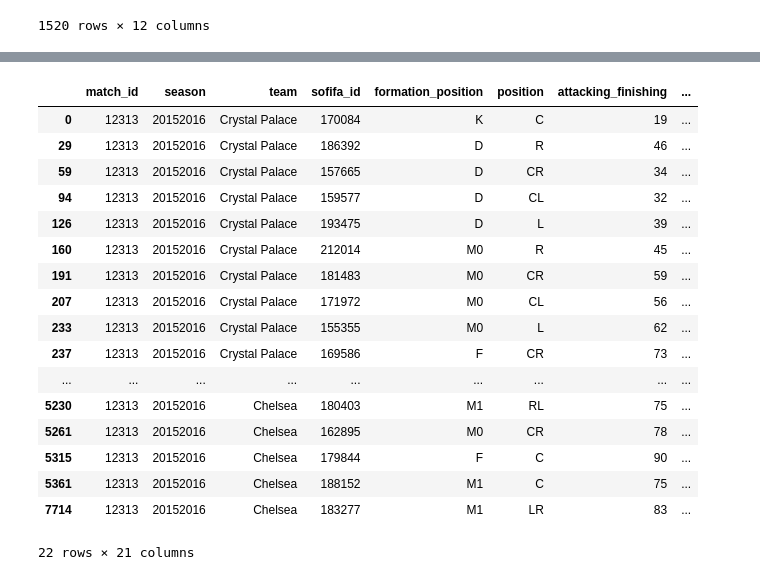
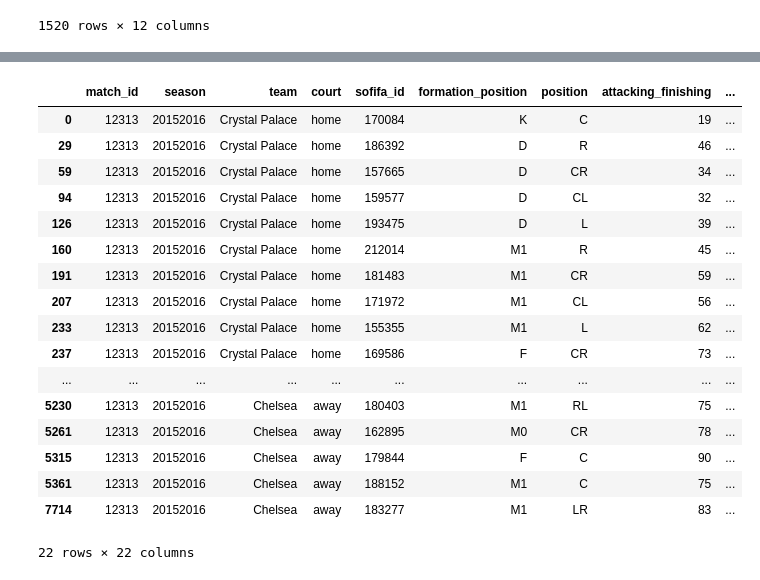
Before and after one commit to c0j0s/CS4211-Project, a Jupyter notebook: main.ipynb, the cells around one changed output, grey strips where cells are left out. Drawn from its saved outputs; the diff is of its cells as text; code cells hidden in the pictures.

Commit message:
Generate team position grids

```diff
--- a/main.ipynb
+++ b/main.ipynb
@@ -102,10 +102,10 @@ df_matches
 | 1519 | 22616 | 20172018 | 4-3-3 | Crystal Palace | 0 | 1 | Tottenham Hotspur | 4-2-3-1 | ... |
 1520 rows × 12 columns
 # %%
-# preprocess team formation, team with shorter formation length will be stretched defensively for home and offensively for away
+# preprocess team formation, team with shorter formation length will be stretched defensively for away and offensively for home
 # eg: away: 4-4-2, home: 4-1-2-1-2
 # match position grid =>                    [D, M0, M1, M2, F], based on wider home team formation
-# away player will be mapped offensively to [D,         M2, F]
+# away player will be mapped offensively to [D, M0,         F]
 # NOTE: how to handle ball passing from D to M0?
 def process_formation(row):
     home_formation     = row['home_formation'].split('-')
@@ -124,12 +124,12 @@ def process_formation(row):
         if away_formation_len > home_formation_len:
             away_formation_position = ','.join([x for x, y in zip(formation_grid, away_formation) for _ in range(int(y))])
             # stretch home defensively
-            expanded_formation = home_formation[:-1] + ['0' * formation_len_diff] + home_formation[-1:]
+            expanded_formation = home_formation[:1] + ['0' * formation_len_diff] + home_formation[1:]
             home_formation_position = ','.join([x for x, y in zip(formation_grid, expanded_formation) for _ in range(int(y))])
         else:
             home_formation_position = ','.join([x for x, y in zip(formation_grid, home_formation) for _ in range(int(y))])
             # stretch away aggressively
-            expanded_formation = away_formation[:1] + ['0' * formation_len_diff] + away_formation[1:]
+            expanded_formation = away_formation[:-1] + ['0' * formation_len_diff] + away_formation[-1:]
             away_formation_position = ','.join([x for x, y in zip(formation_grid, expanded_formation) for _ in range(int(y))])
 
     row['formation_grid'] = formation_grid
@@ -146,12 +146,14 @@ df_matches_processed[df_matches_processed['match_id'] == '12313']
 # %%
 # explode 'home_sequence', 'away_sequence', 'home_xi_sofifa_ids', 'away_xi_sofifa_ids'
 df_matches_exploded = df_matches_processed.copy()
-df_matches_exploded['home_sequence'] = df_matches_exploded['home_sequence'].str.split(',')
-df_matches_exploded['away_sequence'] = df_matches_exploded['away_sequence'].str.split(',')
-df_matches_exploded['home_xi_sofifa_ids'] = df_matches_exploded['home_xi_sofifa_ids'].str.split(',')
-df_matches_exploded['away_xi_sofifa_ids'] = df_matches_exploded['away_xi_sofifa_ids'].str.split(',')
-df_matches_exploded['home_formation_position'] = df_matches_exploded['home_formation_position'].str.split(',')
-df_matches_exploded['away_formation_position'] = df_matches_exploded['away_formation_position'].str.split(',')
+df_matches_exploded['home_sequence']            = df_matches_exploded['home_sequence'].str.split(',')
+df_matches_exploded['away_sequence']            = df_matches_exploded['away_sequence'].str.split(',')
+df_matches_exploded['home_xi_sofifa_ids']       = df_matches_exploded['home_xi_sofifa_ids'].str.split(',')
+df_matches_exploded['away_xi_sofifa_ids']       = df_matches_exploded['away_xi_sofifa_ids'].str.split(',')
+df_matches_exploded['home_formation_position']  = df_matches_exploded['home_formation_position'].str.split(',')
+df_matches_exploded['away_formation_position']  = df_matches_exploded['away_formation_position'].str.split(',')
+df_matches_exploded['home_court']               = 'home'
+df_matches_exploded['away_court']               = 'away'
 
 df_matches_exploded = df_matches_exploded.explode(['home_sequence', 'away_sequence', 'home_xi_sofifa_ids', 'away_xi_sofifa_ids', 'home_formation_position', 'away_formation_position'])
 df_matches_exploded.reset_index(drop=True, inplace=True)
@@ -175,6 +177,7 @@ df_match_ratings = pd.DataFrame()
 df_match_ratings['match_id']            = pd.concat([df_matches_exploded['match_id'],                   df_matches_exploded['match_id']])
 df_match_ratings['season']              = pd.concat([df_matches_exploded['season'],                     df_matches_exploded['season']])
 df_match_ratings['team']                = pd.concat([df_matches_exploded['home_team'],                  df_matches_exploded['away_team']])
+df_match_ratings['court']               = pd.concat([df_matches_exploded['home_court'],                 df_matches_exploded['away_court']])
 df_match_ratings['sofifa_id']           = pd.concat([df_matches_exploded['home_xi_sofifa_ids'],         df_matches_exploded['away_xi_sofifa_ids']])
 df_match_ratings['formation_position']  = pd.concat([df_matches_exploded['home_formation_position'],    df_matches_exploded['away_formation_position']])
 df_match_ratings['position']            = pd.concat([df_matches_exploded['home_sequence'],              df_matches_exploded['away_sequence']])
@@ -204,23 +207,23 @@ df_match_ratings[df_match_ratings['match_id'] == '12313']
 # %%
 # Join match with player ratings by sofifa_id and season
-merged_match_rating = df_match_ratings.merge(df_ratings, on=['sofifa_id', 'season'], how='inner')
-merged_match_rating[merged_match_rating['match_id'] == '12313']
+df_merged_match_rating = df_match_ratings.merge(df_ratings, on=['sofifa_id', 'season'], how='inner')
+df_merged_match_rating[df_merged_match_rating['match_id'] == '12313']
 # %% [output]
-|  | match_id | season | team | sofifa_id | formation_position | position | attacking_finishing | ... |
-| 0 | 12313 | 20152016 | Crystal Palace | 170084 | K | C | 19 | ... |
-| 29 | 12313 | 20152016 | Crystal Palace | 186392 | D | R | 46 | ... |
-| 59 | 12313 | 20152016 | Crystal Palace | 157665 | D | CR | 34 | ... |
-| 94 | 12313 | 20152016 | Crystal Palace | 159577 | D | CL | 32 | ... |
-| 126 | 12313 | 20152016 | Crystal Palace | 193475 | D | L | 39 | ... |
-| 160 | 12313 | 20152016 | Crystal Palace | 212014 | M0 | R | 45 | ... |
-| 191 | 12313 | 20152016 | Crystal Palace | 181483 | M0 | CR | 59 | ... |
-| 207 | 12313 | 20152016 | Crystal Palace | 171972 | M0 | CL | 56 | ... |
-| 233 | 12313 | 20152016 | Crystal Palace | 155355 | M0 | L | 62 | ... |
-| 237 | 12313 | 20152016 | Crystal Palace | 169586 | F | CR | 73 | ... |
-| ... | ... | ... | ... | ... | ... | ... | ... | ... |
-| 5230 | 12313 | 20152016 | Chelsea | 180403 | M1 | RL | 75 | ... |
-| 5261 | 12313 | 20152016 | Chelsea | 162895 | M0 | CR | 78 | ... |
-| 5315 | 12313 | 20152016 | Chelsea | 179844 | F | C | 90 | ... |
-| 5361 | 12313 | 20152016 | Chelsea | 188152 | M1 | C | 75 | ... |
-| 7714 | 12313 | 20152016 | Chelsea | 183277 | M1 | LR | 83 | ... |
+|  | match_id | season | team | court | sofifa_id | formation_position | position | attacking_finishing | ... |
+| 0 | 12313 | 20152016 | Crystal Palace | home | 170084 | K | C | 19 | ... |
+| 29 | 12313 | 20152016 | Crystal Palace | home | 186392 | D | R | 46 | ... |
+| 59 | 12313 | 20152016 | Crystal Palace | home | 157665 | D | CR | 34 | ... |
+| 94 | 12313 | 20152016 | Crystal Palace | home | 159577 | D | CL | 32 | ... |
+| 126 | 12313 | 20152016 | Crystal Palace | home | 193475 | D | L | 39 | ... |
+| 160 | 12313 | 20152016 | Crystal Palace | home | 212014 | M1 | R | 45 | ... |
+| 191 | 12313 | 20152016 | Crystal Palace | home | 181483 | M1 | CR | 59 | ... |
+| 207 | 12313 | 20152016 | Crystal Palace | home | 171972 | M1 | CL | 56 | ... |
+| 233 | 12313 | 20152016 | Crystal Palace | home | 155355 | M1 | L | 62 | ... |
+| 237 | 12313 | 20152016 | Crystal Palace | home | 169586 | F | CR | 73 | ... |
+| ... | ... | ... | ... | ... | ... | ... | ... | ... | ... |
+| 5230 | 12313 | 20152016 | Chelsea | away | 180403 | M1 | RL | 75 | ... |
+| 5261 | 12313 | 20152016 | Chelsea | away | 162895 | M0 | CR | 78 | ... |
+| 5315 | 12313 | 20152016 | Chelsea | away | 179844 | F | C | 90 | ... |
+| 5361 | 12313 | 20152016 | Chelsea | away | 188152 | M1 | C | 75 | ... |
+| 7714 | 12313 | 20152016 | Chelsea | away | 183277 | M1 | LR | 83 | ... |
-22 rows × 21 columns
+22 rows × 22 columns
```
Also changed, not shown: parts of 11 cells of this notebook.
